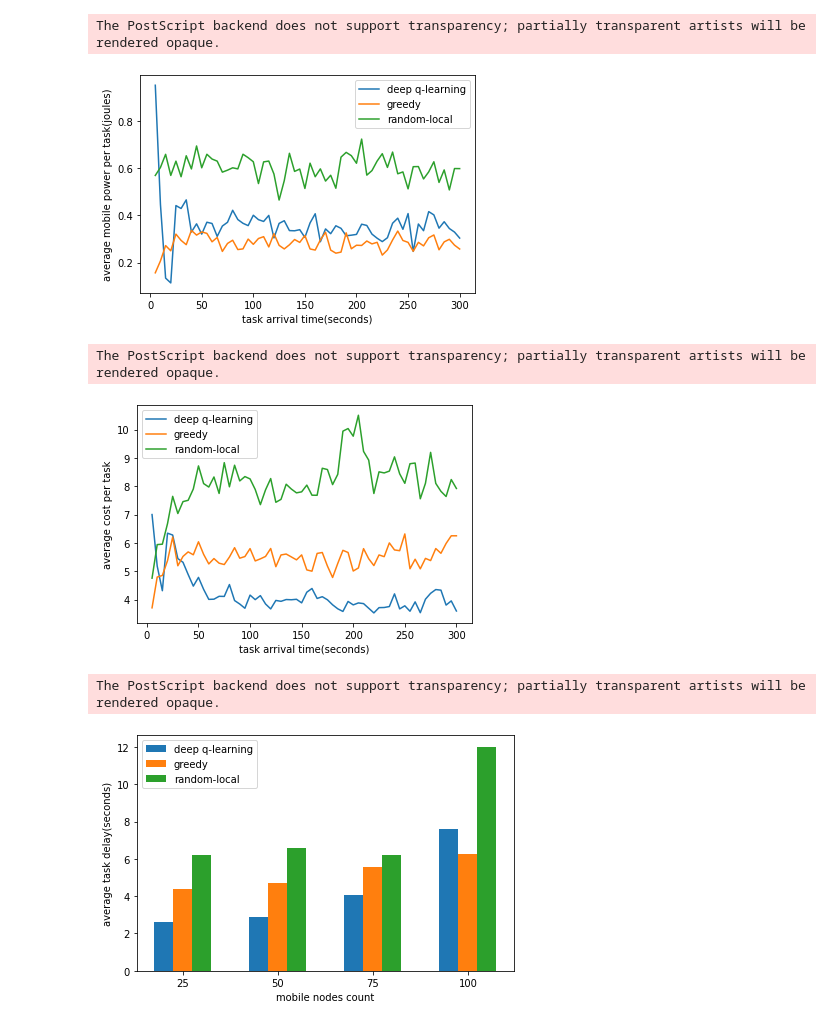
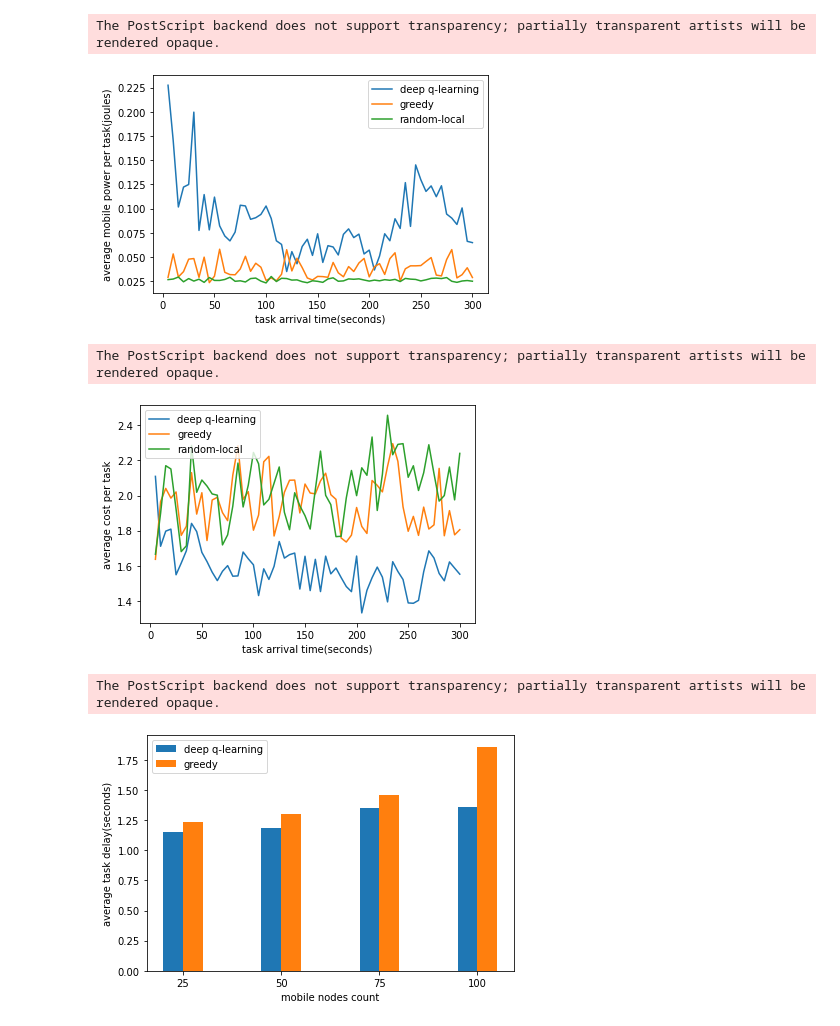
Before and after one commit to ahmadzendebudi/edge_simulation1, a Jupyter notebook: plots.ipynb, the cells around one changed output. Saved outputs shown, nothing was run; the diff lists cells and outputs as text; code cells hidden in the pictures.

```diff
--- a/plots.ipynb
+++ b/plots.ipynb
@@ -60,5 +57,5 @@ def loadDataframe(batchId: str) -> pd.DataFrame:
 
     return df
 # %%
-df = loadDataframe("C")
+df = loadDataframe("V1")
 # %% [output]
@@ -66,10 +63,10 @@ df = loadDataframe("C")
 # %%
 vairable_conditions = {
-    "deep q-learning": (df["mobile_selector"] == "dql") & (df["edge_selector"] == "dql"),
+    "deep q-learning": (df["mobile_selector"] == "dql_remote") & (df["edge_selector"] == "dql_remote"),
     "greedy": (df["mobile_selector"] == "greedy") & (df["edge_selector"] == "greedy"),
     "random-local": (df["mobile_selector"] == "random") & (df["edge_selector"] == "local")
 }
-condition =  (df["boxworld_mobile_nodes"] == 50) & (df["task_generator_lambda"] == 0.75)
+condition =  (df["boxworld_mobile_nodes"] == 100) & (df["task_generator_lambda"] == 0.5)
 graphs = {}
 for key, value in vairable_conditions.items():
     item_condition = condition & value
@@ -91,6 +88,6 @@ The PostScript backend does not support transparency; partially transparent arti
 # %%
 vairable_conditions = {
-    "deep q-learning": (df["mobile_selector"] == "dql") & (df["edge_selector"] == "dql"),
+    "deep q-learning": (df["mobile_selector"] == "dql_remote") & (df["edge_selector"] == "dql_remote"),
     "greedy": (df["mobile_selector"] == "greedy") & (df["edge_selector"] == "greedy"),
     "random-local": (df["mobile_selector"] == "random") & (df["edge_selector"] == "local")
 }
@@ -112,14 +109,14 @@ plt.legend(graphs.keys(), loc='upper right')
 plt.savefig('plots/power_all_methods.eps', format='eps')
 # %% [output]
 The PostScript backend does not support transparency; partially transparent artists will be rendered opaque.
-[figure, old version]
+[figure, new version]
 # %%
 vairable_conditions = {
-    "deep q-learning": (df["mobile_selector"] == "dql") & (df["edge_selector"] == "dql"),
+    "deep q-learning": (df["mobile_selector"] == "dql_remote") & (df["edge_selector"] == "dql_remote"),
     "greedy": (df["mobile_selector"] == "greedy") & (df["edge_selector"] == "greedy"),
     "random-local": (df["mobile_selector"] == "random") & (df["edge_selector"] == "local")
 }
-condition =  (df["boxworld_mobile_nodes"] == 50) & (df["task_generator_lambda"] == 0.75)
+condition =  (df["boxworld_mobile_nodes"] == 100) & (df["task_generator_lambda"] == 0.5)
 graphs = {}
 for key, value in vairable_conditions.items():
     item_condition = condition & value
@@ -137,7 +134,7 @@ plt.legend(graphs.keys(), loc='upper left')
 plt.savefig('plots/reward_all_methods.eps', format='eps')
 # %% [output]
 The PostScript backend does not support transparency; partially transparent artists will be rendered opaque.
-[figure, old version]
+[figure, new version]
 # %%
 def barchartPlotter(values, valueLabels, classesLabel, yLabel, xLabel = None, legenLoc = None, savePath = None):
   labels = classesLabel
@@ -174,33 +171,33 @@ def barchartPlotter(values, valueLabels, classesLabel, yLabel, xLabel = None, le
   plt.show()
 # %%
 variable_conditions_method = {
-    "deep q-learning": (df["mobile_selector"] == "dql") & (df["edge_selector"] == "dql"),
+    "deep q-learning": (df["mobile_selector"] == "dql_remote") & (df["edge_selector"] == "dql_remote"),
     "greedy": (df["mobile_selector"] == "greedy") & (df["edge_selector"] == "greedy"),
-    "random-local": (df["mobile_selector"] == "random") & (df["edge_selector"] == "local")
+    #"random-local": (df["mobile_selector"] == "random") & (df["edge_selector"] == "local")
 }
 variable_conditions_class = {
     "25": (df["boxworld_mobile_nodes"] == 25),
     "50": (df["boxworld_mobile_nodes"] == 50),
     "75": (df["boxworld_mobile_nodes"] == 75),
     "100": (df["boxworld_mobile_nodes"] == 100)
 }
 
-condition = (df["task_generator_lambda"] == 0.75) & (df["arrival_time"] >= 100)
+condition = (df["task_generator_lambda"] == 0.5) & (df["arrival_time"] >= 100)
 results = []
 for key_method, value_method in variable_conditions_method.items():
     item_condition = condition & value_method
     result = []
     for key_class, value_class in variable_conditions_class.items():
         class_condition = item_condition & value_class
         data = df.loc[class_condition, ["delay"]].mean()
         result.append(data["delay"])
     results.append(result)
 
 
 barchartPlotter(results, list(variable_conditions_method.keys()), list(variable_conditions_class.keys()),
                 "average task delay(seconds)", xLabel = "mobile nodes count", savePath = "plots/mobile_node_counts_delay")
 # %% [output]
 The PostScript backend does not support transparency; partially transparent artists will be rendered opaque.
-[figure, old version]
+[figure, new version]
 # %%
 variable_conditions_method = {
```
Also changed, not shown: parts of 8 cells of this notebook, 11 other files.
